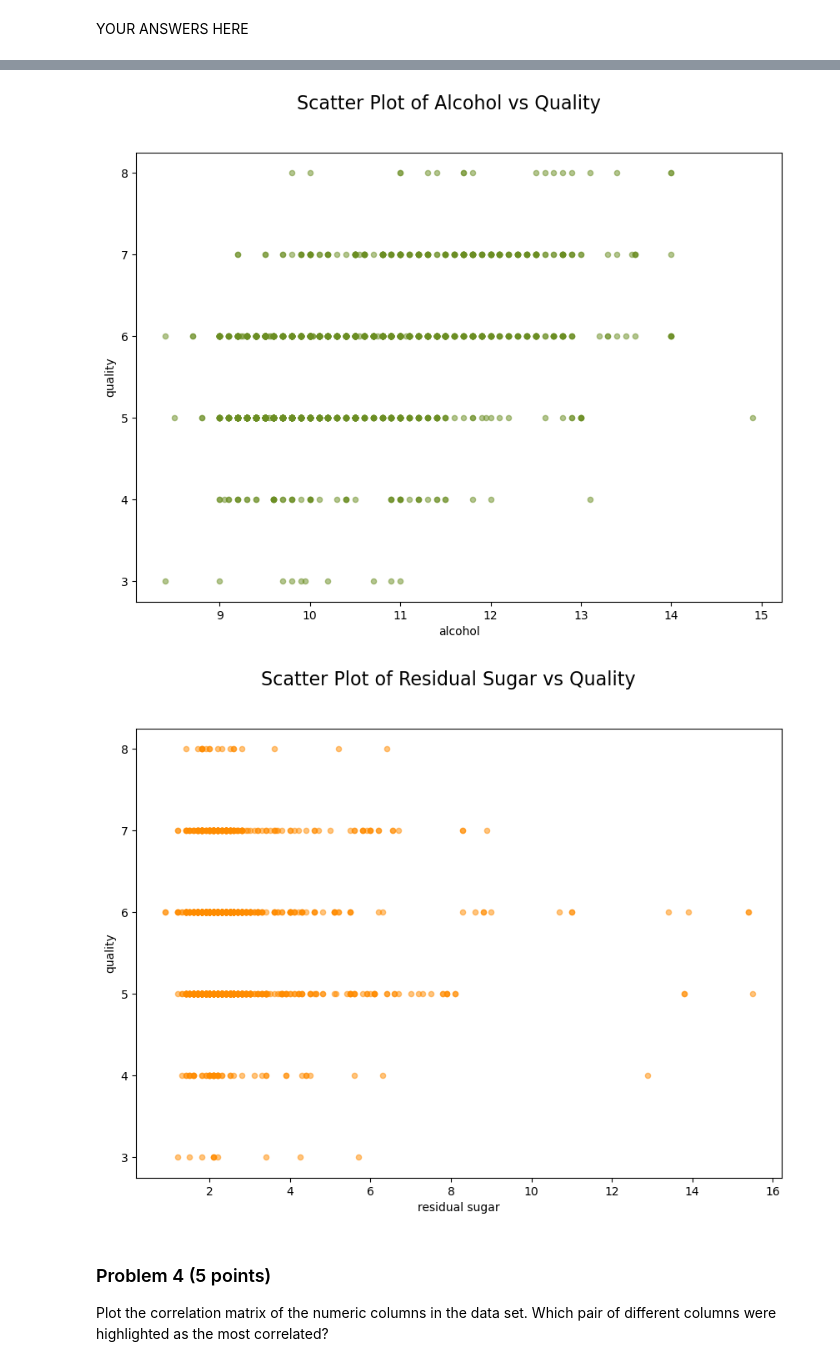
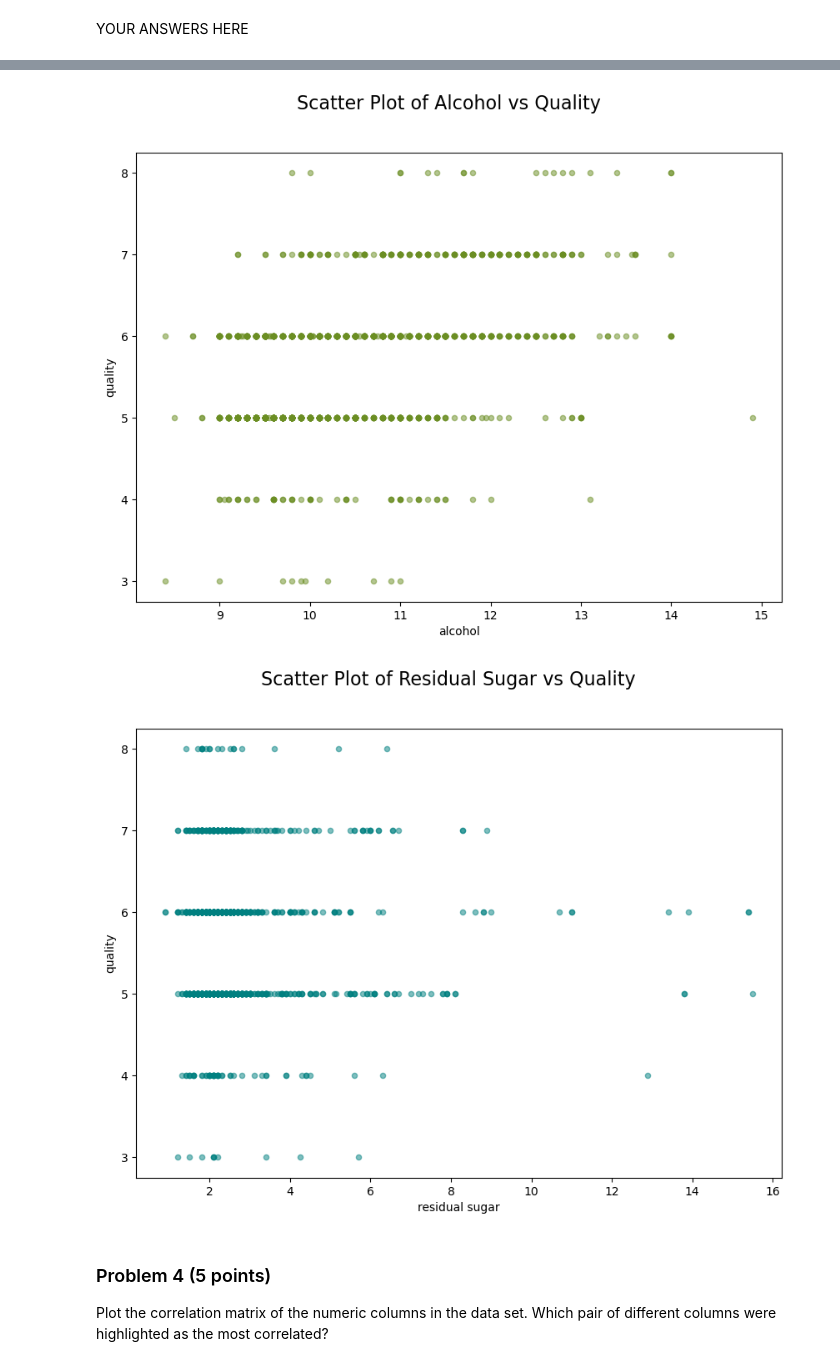
Before and after one commit to veniola/dx602-final-project, a Jupyter notebook: project.ipynb, the cells around one changed output, grey strips where cells are left out. Saved outputs shown, nothing was run; the diff lists cells and outputs as text; code cells hidden in the pictures.

```diff
--- a/project.ipynb
+++ b/project.ipynb
@@ -231,28 +240,28 @@ YOUR ANSWERS HERE
 # %%
 # Visualization 1: Scatter Plot of Fixed Acidity vs Quality
 wine_quality.plot.scatter("fixed acidity", "target", figsize=(10, 7), color="mediumvioletred", alpha=0.5)
 plt.suptitle("Scatter Plot of Fixed Acidity vs Quality", fontsize=16)
 plt.xlabel("fixed acidity")
 plt.ylabel("quality")
 plt.show()
 
 # Visualization 2: Scatter Plot of Alcohol vs Quality
 wine_quality.plot.scatter("alcohol", "target", figsize=(10, 7), color="olivedrab", alpha=0.5)
 plt.suptitle("Scatter Plot of Alcohol vs Quality", fontsize=16)
 plt.xlabel("alcohol")
 plt.ylabel("quality")
 plt.show()
 
 # Visualization 3: Scatter Plot of Residual Sugar vs Quality
-wine_quality.plot.scatter("residual sugar", "target", figsize=(10, 7), color="darkorange", alpha=0.5)
+wine_quality.plot.scatter("residual sugar", "target", figsize=(10, 7), color="teal", alpha=0.5)
 plt.suptitle("Scatter Plot of Residual Sugar vs Quality", fontsize=16)
 plt.xlabel("residual sugar")
 plt.ylabel("quality")
 plt.show()
 # %% [output]
 [figure]
 [figure]
-[figure, old version]
+[figure, new version]
 # %% [markdown]
 ### Problem 4 (5 points)
 
```
Also changed, not shown: parts of 3 cells of this notebook.
